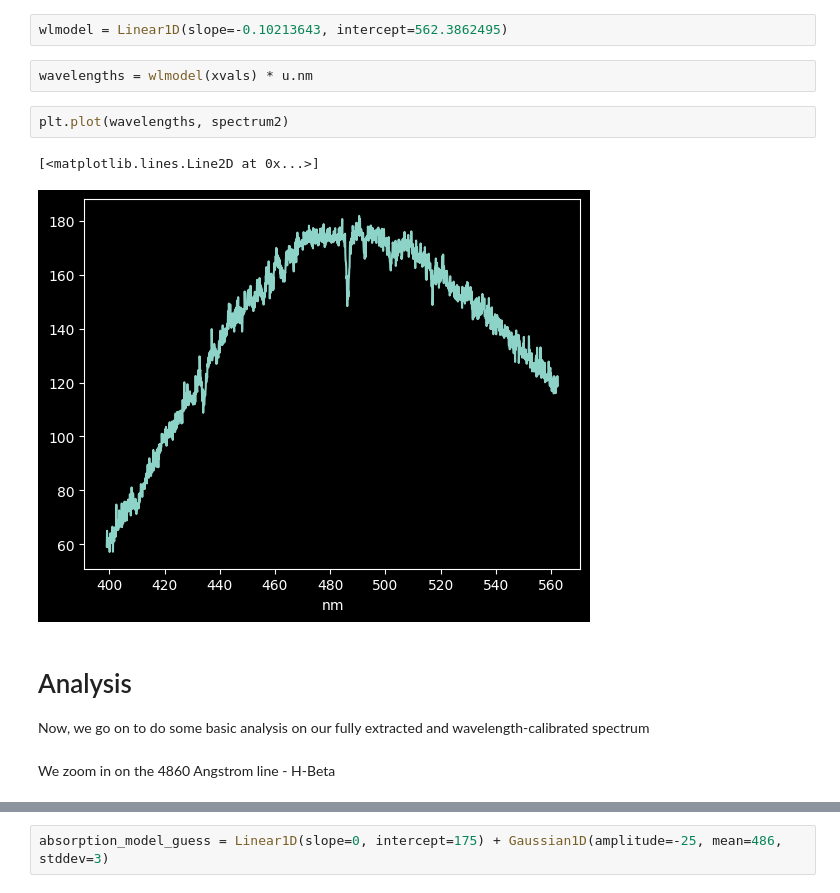
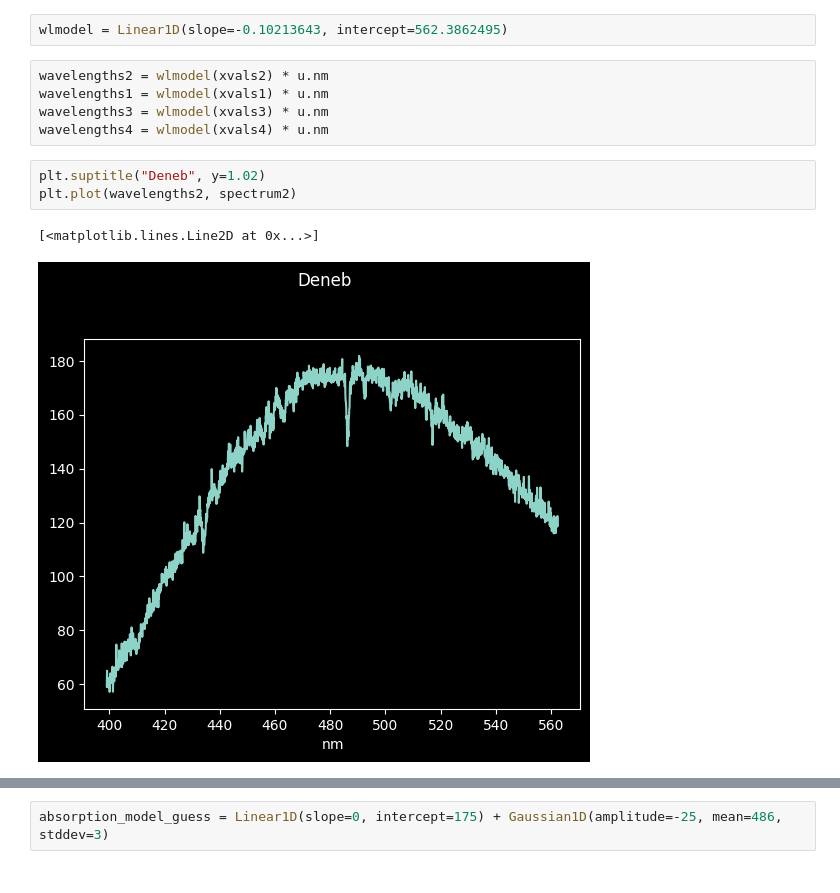
Before and after one commit to Almarm-r/Astronomia-Observacional, a Jupyter notebook: Tutorial_3_Astropy/3-Trace_Extract_Wavelength-CalibrateSpectrum.ipynb, the cells around one changed output, grey strips where cells are left out. Saved outputs shown, nothing was run; the diff lists cells and outputs as text.

```diff
--- a/Tutorial_3_Astropy/3-Trace_Extract_Wavelength-CalibrateSpectrum.ipynb
+++ b/Tutorial_3_Astropy/3-Trace_Extract_Wavelength-CalibrateSpectrum.ipynb
@@ -131,15 +110,13 @@ Next, we retrieve the wavelength solution derived in Part 2.
 # %%
 wlmodel = Linear1D(slope=-0.10213643, intercept=562.3862495)
-# %%
-wavelengths = wlmodel(xvals) * u.nm
-# %%
-plt.plot(wavelengths, spectrum2)
-# %% [output]
-[<matplotlib.lines.Line2D at 0x...>]
-[figure, removed]
-# %% [markdown]
-# Analysis
-
-Now, we go on to do some basic analysis on our fully extracted and wavelength-calibrated spectrum
-# %% [markdown]
-We zoom in on the 4860 Angstrom line - H-Beta
+# %%
+wavelengths2 = wlmodel(xvals2) * u.nm
+wavelengths1 = wlmodel(xvals1) * u.nm
+wavelengths3 = wlmodel(xvals3) * u.nm
+wavelengths4 = wlmodel(xvals4) * u.nm
+# %%
+plt.suptitle("Deneb", y=1.02)
+plt.plot(wavelengths2, spectrum2)
+# %% [output]
+[<matplotlib.lines.Line2D at 0x...>]
+[figure, added]
```
Also changed, not shown: parts of 45 cells of this notebook, 2 other files.
